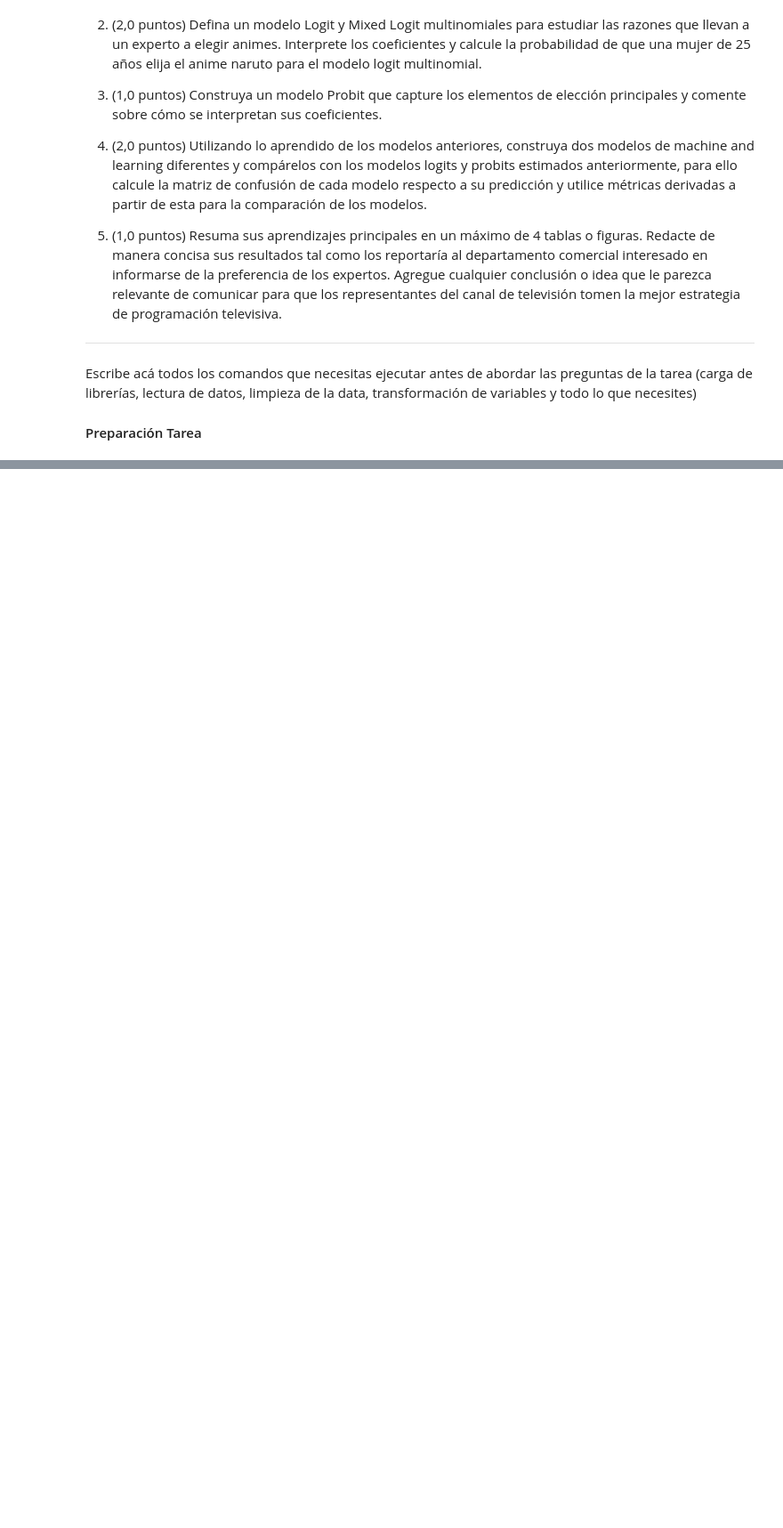
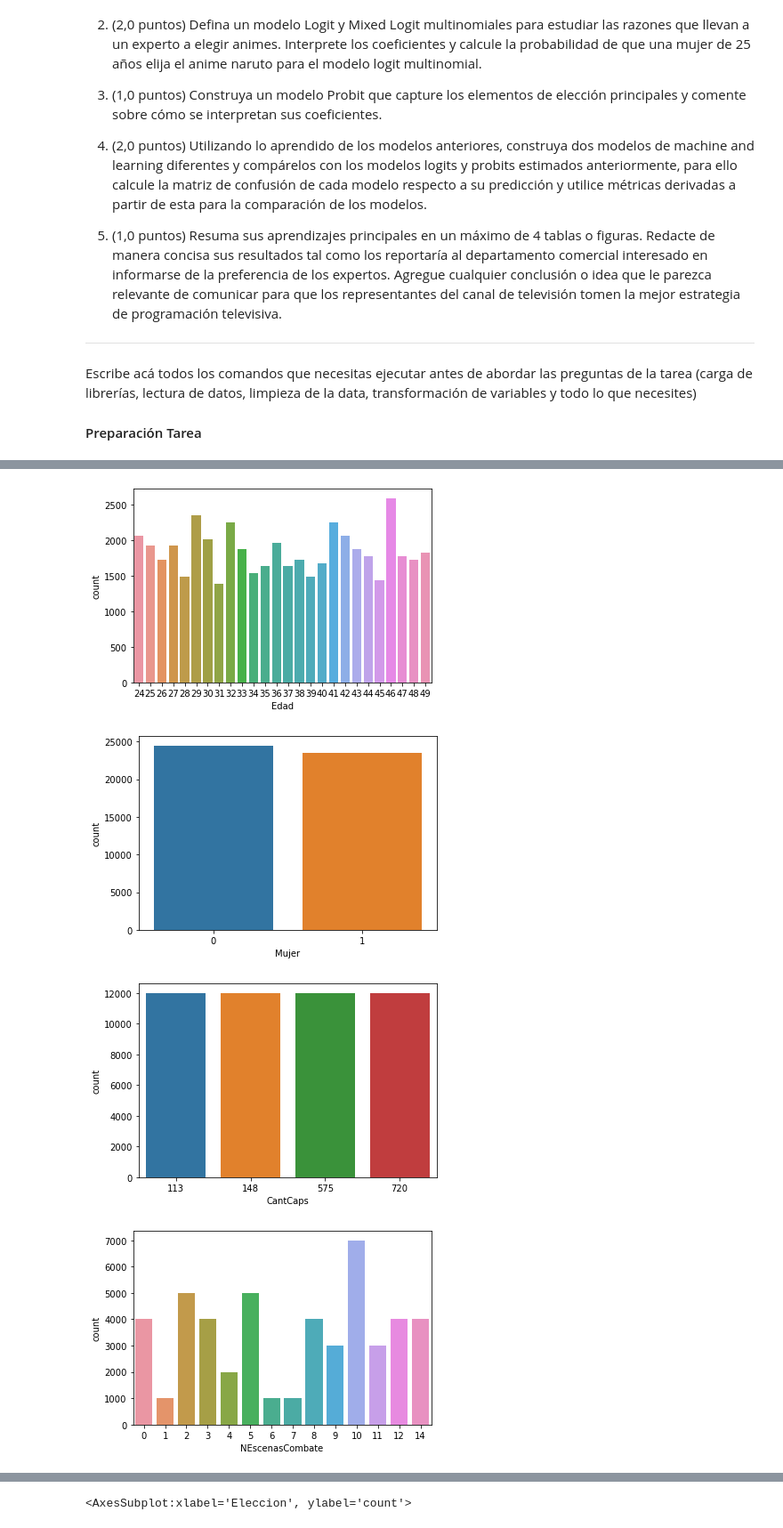
Before and after one commit to nicacevedo/MKT2, a Jupyter notebook: Tarea2/Tarea2.ipynb, the cells around one changed output, grey strips where cells are left out. Shown: that part at 89% size. Drawn from its saved outputs; the diff is of its cells as text; code cells hidden in the pictures; blank space fills up the shorter version.

Commit message:
unos cuantos graphicos fomes

```diff
--- a/Tarea2/Tarea2.ipynb
+++ b/Tarea2/Tarea2.ipynb
@@ -58,0 +59,12 @@ X_train.head()
+# %%
+import seaborn as sns
+for c in ["Edad","Mujer","CantCaps","NEscenasCombate","NescenasEmocionantes","CalidadAnimacion","DuracionCapituloMin","RatingTV"]:
+    sns.countplot(x=c,data=X)
+    plt.show()
+#.drop(["Expertos","Capitulos","Animes"],axis=1).hist(figsize=(14,14),bins=100)
+sns.countplot(y)
+# %% [output]
+[figure, added]
+[figure, added]
+[figure, added]
+[figure, added]
@@ -58,0 +75 @@ X_train.head()
+<AxesSubplot:xlabel='Eleccion', ylabel='count'>
```
Also changed, not shown: parts of 8 cells of this notebook, 1 other file.
